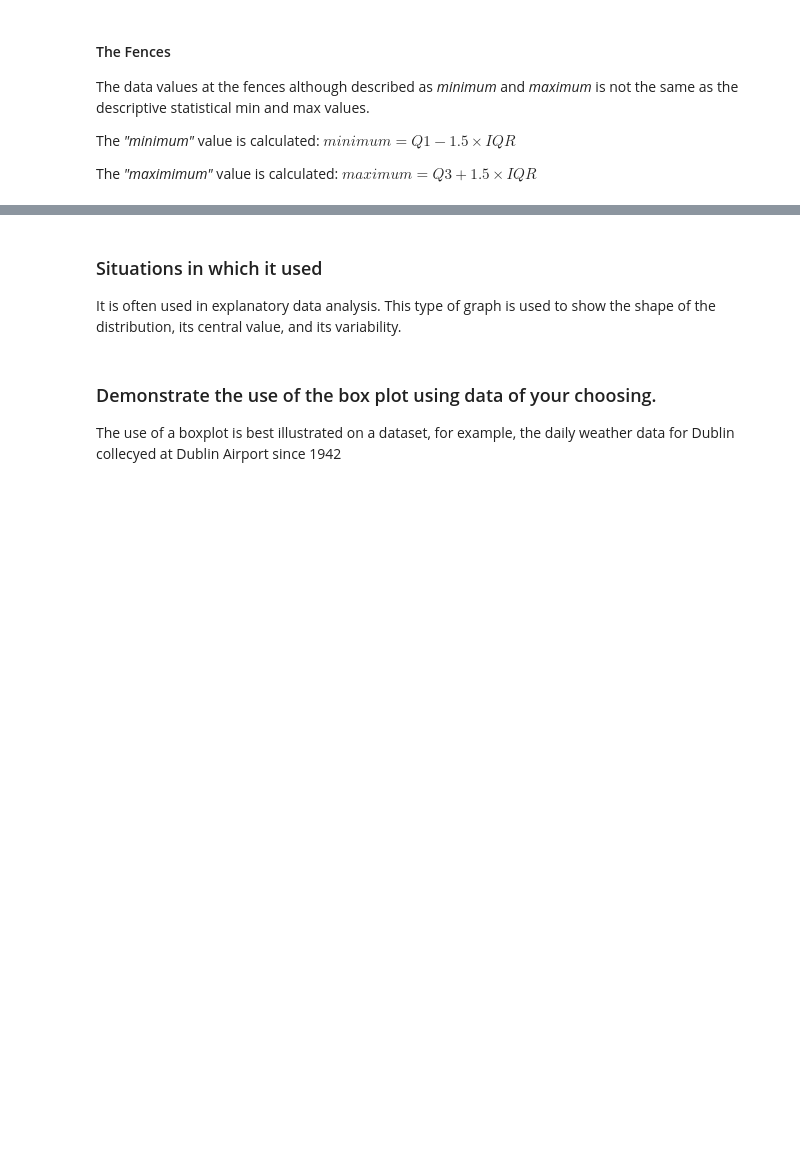
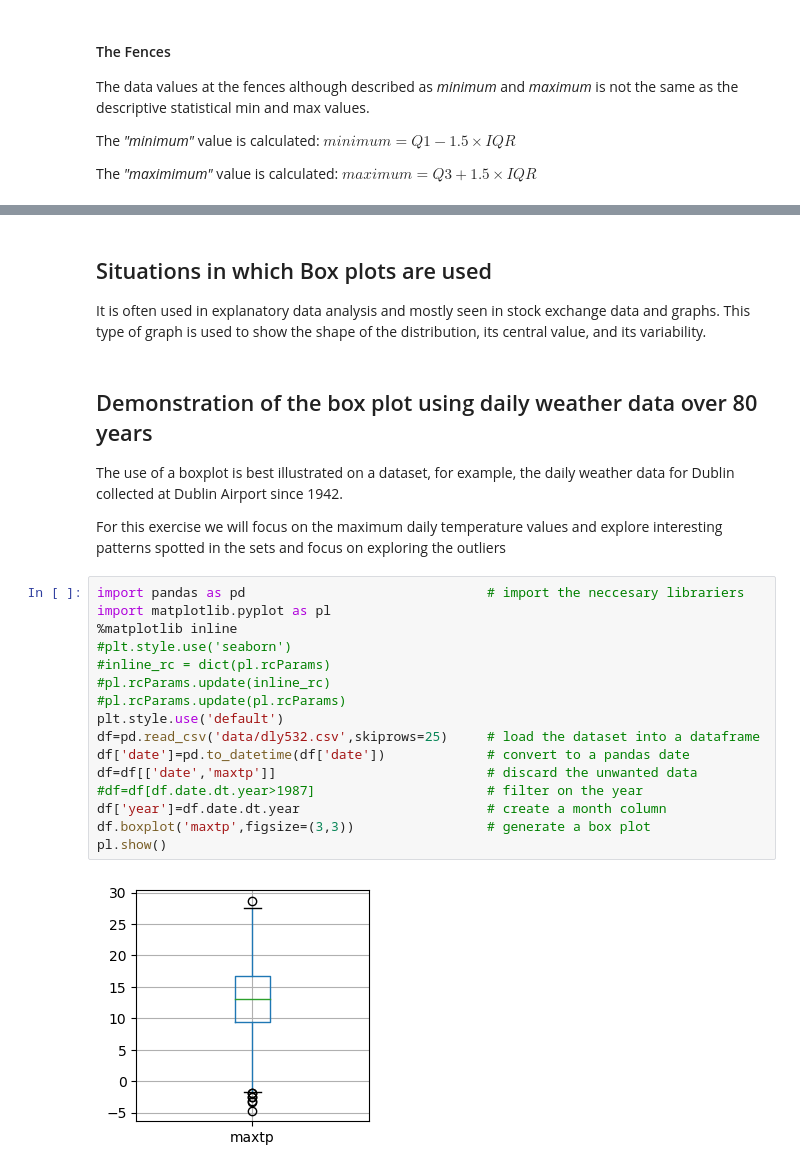
Before and after one commit to G00364778/52446_project, a Jupyter notebook: the_box_plot.ipynb, the cells around one changed output, grey strips where cells are left out. Saved outputs shown, nothing was run; the diff lists cells and outputs as text; blank space fills up the shorter version.

```diff
--- a/the_box_plot.ipynb
+++ b/the_box_plot.ipynb
@@ -149,10 +161,30 @@ Outliers is an important aspect of boxplots and not just identified to be discar
 
 As an example of importance of outliers, in the early 1980s scientists detected a dramatical seasonal drop in ozone levels over Antarctica by a fly over. The subsequently they spent two years rechecking their satellite data and discovered that satellites had dutifully been recording the ozone collapse but the computers had not raised an alert because they were programmed to reject such extreme data as anomalies [R. Benedick, Scientific American, April 1992]
 # %% [markdown]
-### Situations in which it used
+## Situations in which Box plots are used
 
-It is often used in explanatory data analysis. This type of graph is used to show the shape of the distribution, its central value, and its variability.
+It is often used in explanatory data analysis and mostly seen in stock exchange data and graphs. This type of graph is used to show the shape of the distribution, its central value, and its variability.
 # %% [markdown]
-### Demonstrate the use of the box plot using data of your choosing.
+## Demonstration of the box plot using daily weather data over 80 years
 
-The use of a boxplot is best illustrated on a dataset, for example, the daily weather data for Dublin collecyed at Dublin Airport since 1942
+The use of a boxplot is best illustrated on a dataset, for example, the daily weather data for Dublin collected at Dublin Airport since 1942.
+
+For this exercise we will focus on the maximum daily temperature values and explore interesting patterns spotted in the sets and focus on exploring the outliers
+# %%
+import pandas as pd                               # import the neccesary librariers
+import matplotlib.pyplot as pl
+%matplotlib inline
+#plt.style.use('seaborn')
+#inline_rc = dict(pl.rcParams)
+#pl.rcParams.update(inline_rc)
+#pl.rcParams.update(pl.rcParams)
+plt.style.use('default')
+df=pd.read_csv('data/dly532.csv',skiprows=25)     # load the dataset into a dataframe
+df['date']=pd.to_datetime(df['date'])             # convert to a pandas date
+df=df[['date','maxtp']]                           # discard the unwanted data
+#df=df[df.date.dt.year>1987]                      # filter on the year
+df['year']=df.date.dt.year                        # create a month column
+df.boxplot('maxtp',figsize=(3,3))                 # generate a box plot
+pl.show()
+# %% [output]
+[figure, added]
```
Also changed, not shown: parts of 30 cells of this notebook.
